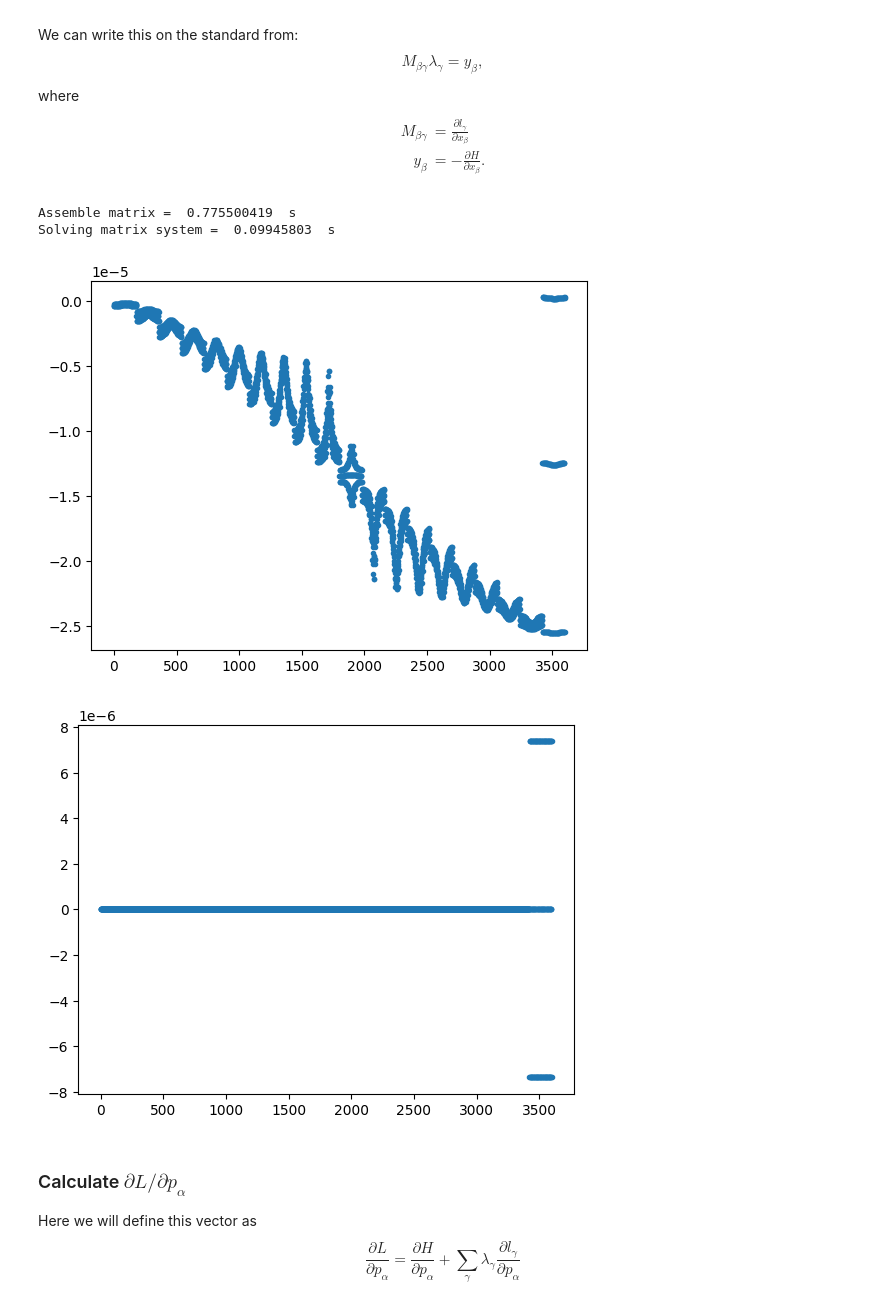
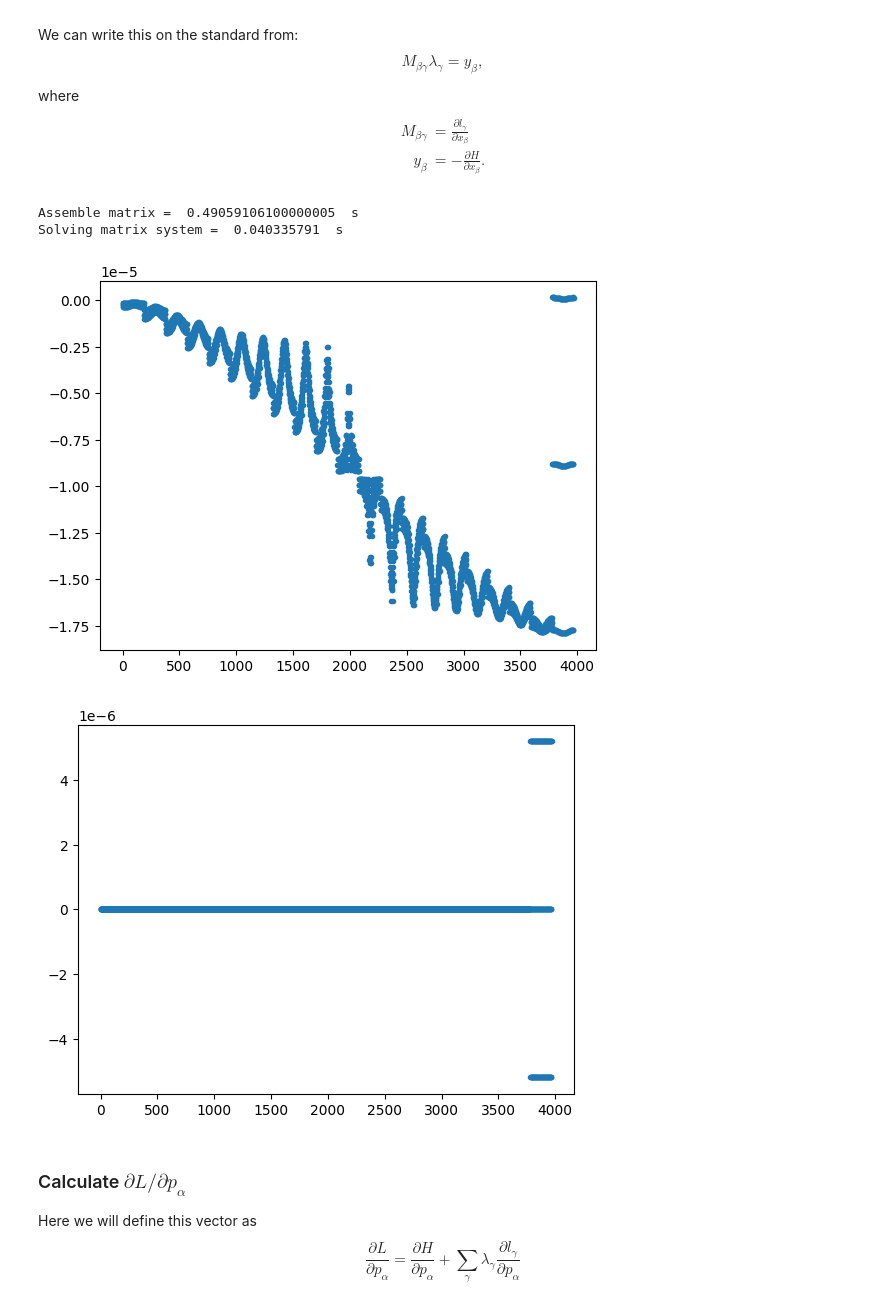
Before and after one commit to eje74/Adjoint, a Jupyter notebook: diffusion.ipynb, the cells around one changed output. Drawn from its saved outputs; the diff is of its cells as text; code cells hidden in the pictures.

```diff
--- a/diffusion.ipynb
+++ b/diffusion.ipynb
@@ -87,5 +124,5 @@ def circ_shift(valin, c_input):
 
 def propagate(f, c_input):
     for q, c in enumerate(c_input):
-        f[q, ...] = circ_shift(f[q, ...], c)
+        f[..., q] = circ_shift(f[..., q], c)
     return f
@@ -94,4 +128,0 @@ Setup the lattice:
-# %%
-c = np.array([[0, 0], [1, 0], [-1, 0], [0, 1], [0, -1], [1, 1], [-1, -1], [1, -1], [-1, 1]], dtype=int)
-alpha_hat = np.array([0, 2, 1, 4, 3, 6, 5, 8, 7], dtype=int)
-w = np.array([4/9] + [1/9]*4 + [1/36]*4)
@@ -100,15 +325,15 @@ w = np.array([4/9] + [1/9]*4 + [1/36]*4)
 # %%
-system_size = (20, 20)
+system_size = (21, 21)
 tau = 0.7
 p_jmax = 0.4
 
-R = 4
+R = 5
 
 xi = 0.8
-num_iter = 10000
+num_iter = 2000
 
-rho_left_hand = 0.4
-rho_right_hand = 0.6
+rho_left_hand = 0.6
+rho_right_hand = 0.4
 
 D = (tau - 0.5)/3
 flux_max = -D*(rho_right_hand- rho_left_hand)/(system_size[0]-1)
@@ -127,6 +352,7 @@ def calc_source_term(R, tau, xi, w, c, system_size):
     X = X-system_size[0]/2
     Y = Y-system_size[1]/2
     d = R - np.sqrt( X**2 + Y**2 )
+
 
     x = 0.5*(1-np.tanh(d/xi))
 
@@ -443,7 +653,8 @@ for j in np.arange(system_size[1]):
     for  alpha in np.arange(9):
         gamma = sub2ind(alpha, (i, j), system_size)
         if alpha in [1, 5, 7]:
-            for v, beta in zip(*dg_l_bounceback(alpha, (i, j), alpha_hat, system_size)):
+            #for v, beta in zip(*dg_l_bounceback(alpha, (i, j), alpha_hat, system_size)):
+            for v, beta in zip(*dg_l_bounceback2(alpha, (i, j), tau, source_const, alpha_hat, system_size)):
                 M[beta, gamma] += v
         else:
             for v, beta in zip(*dg_l_bulk(alpha, (i, j), tau, source_const, c, system_size)):
@@ -452,37 +663,37 @@ for j in np.arange(system_size[1]):
 i = system_size[0]-1
 for j in np.arange(system_size[1]):
     val, ind = dg_H((i, j), p_jmax, jx_mean, flux_max, tau, system_size[1], c, system_size)
     for v, beta in zip(val, ind):
         y[beta] -= v
     for  alpha in np.arange(9):
         gamma = sub2ind(alpha, (i, j), system_size)
         if alpha in [2, 6, 8]:
             # for v, beta in zip(*dg_l_bounceback(alpha, (i, j), alpha_hat, system_size)):
             for v, beta in zip(*dg_l_bounceback2(alpha, (i, j), tau, source_const, alpha_hat, system_size)):
                 M[beta, gamma] += v
         else:
             for v, beta in zip(*dg_l_bulk(alpha, (i, j), tau, source_const, c, system_size)):
                 M[beta, gamma] += v
 
 M = M.tocsr()
 
 print("Assemble matrix = ", (time_ns()-time_start)*1e-9, " s")
 
 time_start = time_ns()
 lag_mult = spsolve(M, y) # Lagrange multiplicator
 
 plt.figure()
 plt.plot(lag_mult, '.')
 
 plt.figure()
 plt.plot(y, '.')
 
 print("Solving matrix system = ", (time_ns()-time_start)*1e-9, " s")
 # %% [output]
-Assemble matrix =  0.775500419  s
-Solving matrix system =  0.09945803  s
+Assemble matrix =  0.49059106100000005  s
+Solving matrix system =  0.040335791  s
-[figure, old version]
+[figure, new version]
-[figure, old version]
+[figure, new version]
 # %% [markdown]
 ### Calculate $\partial L/\partial p_\alpha$
 
```
Also changed, not shown: parts of 37 cells of this notebook, 7 other files.
